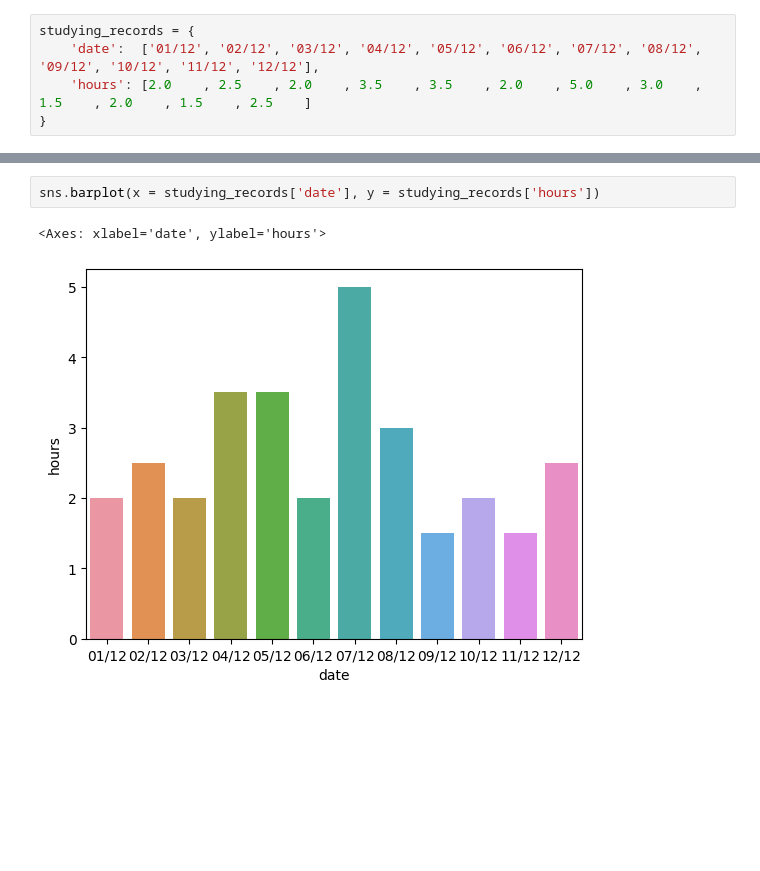
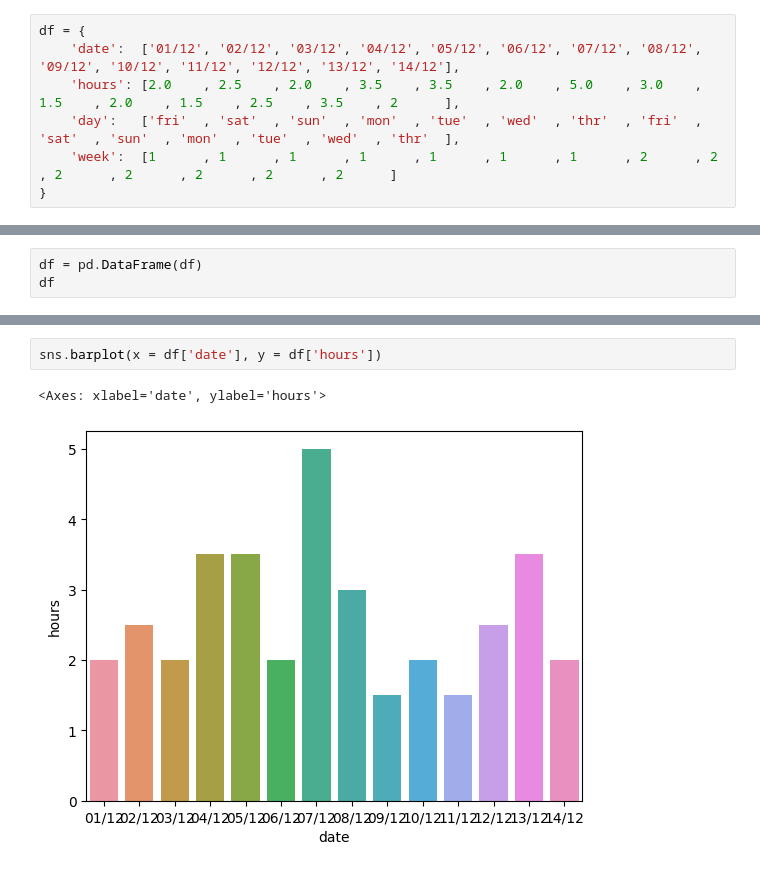
Before and after one commit to osama-gawish/KaggleNotebooks, a Jupyter notebook: studying-records.ipynb, the cells around one changed output, grey strips where cells are left out. Drawn from its saved outputs; the diff is of its cells as text; blank space fills up the shorter version.

Commit message:
Kaggle Notebook | studying_records | Version 3

```diff
--- a/studying-records.ipynb
+++ b/studying-records.ipynb
@@ -4,5 +9,7 @@ import seaborn as sns
 # %%
-studying_records = {
-    'date':  ['01/12', '02/12', '03/12', '04/12', '05/12', '06/12', '07/12', '08/12', '09/12', '10/12', '11/12', '12/12'],
-    'hours': [2.0    , 2.5    , 2.0    , 3.5    , 3.5    , 2.0    , 5.0    , 3.0    , 1.5    , 2.0    , 1.5    , 2.5    ]
+df = {
+    'date':  ['01/12', '02/12', '03/12', '04/12', '05/12', '06/12', '07/12', '08/12', '09/12', '10/12', '11/12', '12/12', '13/12', '14/12'],
+    'hours': [2.0    , 2.5    , 2.0    , 3.5    , 3.5    , 2.0    , 5.0    , 3.0    , 1.5    , 2.0    , 1.5    , 2.5    , 3.5    , 2      ],
+    'day':   ['fri'  , 'sat'  , 'sun'  , 'mon'  , 'tue'  , 'wed'  , 'thr'  , 'fri'  , 'sat'  , 'sun'  , 'mon'  , 'tue'  , 'wed'  , 'thr'  ],
+    'week':  [1      , 1      , 1      , 1      , 1      , 1      , 1      , 2      , 2      , 2      , 2      , 2      , 2      , 2      ]
 }
@@ -25,0 +16,3 @@ studying_records
+# %%
+df = pd.DataFrame(df)
+df
@@ -32,5 +61,5 @@ studying_records['hours'].sum()
 # %%
-sns.barplot(x = studying_records['date'], y = studying_records['hours'])
+sns.barplot(x = df['date'], y = df['hours'])
 # %% [output]
 <Axes: xlabel='date', ylabel='hours'>
-[figure, old version]
+[figure, new version]
```
Also changed, not shown: parts of 8 cells of this notebook.
